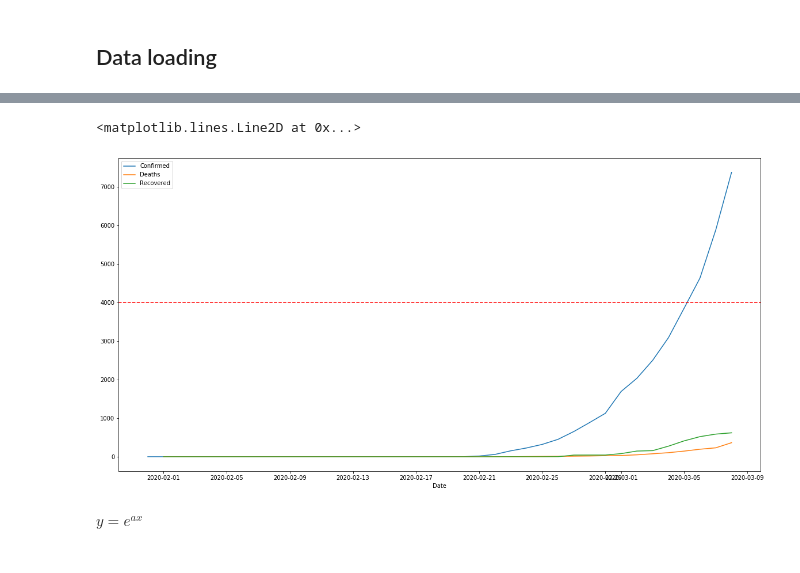
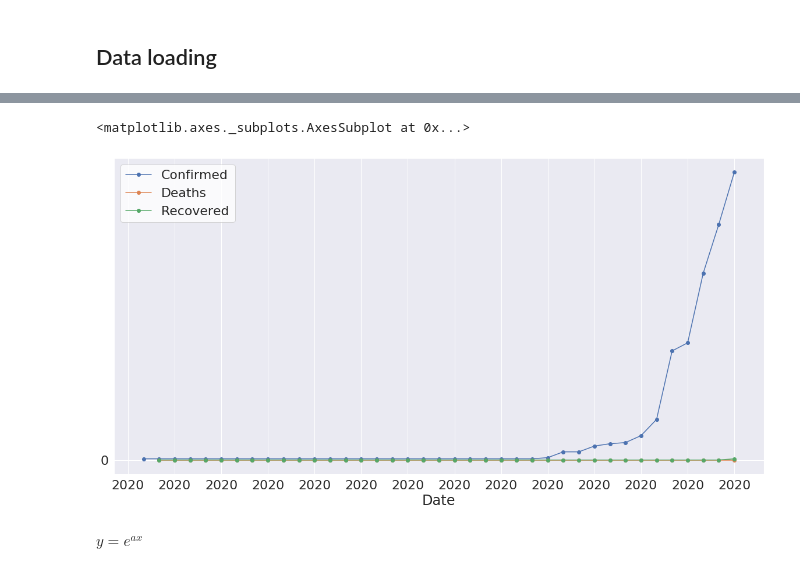
Before and after one commit to matteobarbieri/covid2019-data-analysis, a Jupyter notebook: notebooks/projections_covid2019_italy.ipynb, the cells around one changed output, grey strips where cells are left out. Saved outputs shown, nothing was run; the diff lists cells and outputs as text; code cells hidden in the pictures.

Commit message:
Parametrize country, update plots

```diff
--- a/notebooks/projections_covid2019_italy.ipynb
+++ b/notebooks/projections_covid2019_italy.ipynb
@@ -47,2 +77,9 @@ for csv_file in csv_files:
+# %%
+# country_name = "Italy"
+country_name = "Sweden"
+
+ESTIMATED_IC_CAPACITY = 1000
 # %%
-italy_df = world_df[world_df['Country/Region'] == 'Italy'].sort_values(by='Date')
+# Get data for a single country, sorted by date
+
+country_df = world_df[world_df['Country/Region'] == country_name].sort_values(by='Date')
@@ -70,12 +104,15 @@ italy_df.head()
 # %%
 ax = plt.gca()
 
-italy_df.plot(x='Date', y=["Confirmed", "Deaths"], figsize=(20,10), ax=ax)
-italy_df.plot(x='Date', y=["Recovered"], figsize=(20,10), ax=ax)
-ax.axhline(4000, 0, 1, ls='--', color='red')
+sns.set_style("whitegrid", {'grid.linestyle': ':'})
+ax.yaxis.set_major_locator(ticker.MultipleLocator(1000))
+ax.xaxis.set_major_locator(ticker.MultipleLocator(3))
+
+country_df.plot(x='Date', y=["Confirmed", "Deaths"], figsize=(20,10), ax=ax, marker='o')
+country_df.plot(x='Date', y=["Recovered"], figsize=(20,10), ax=ax, marker='o')
 # %% [output]
-<matplotlib.lines.Line2D at 0x...>
+<matplotlib.axes._subplots.AxesSubplot at 0x...>
-[figure, old version]
+[figure, new version]
 # %% [markdown]
 $y = e^{ax}$
 # %% [markdown]
```
Also changed, not shown: parts of 23 cells of this notebook.
